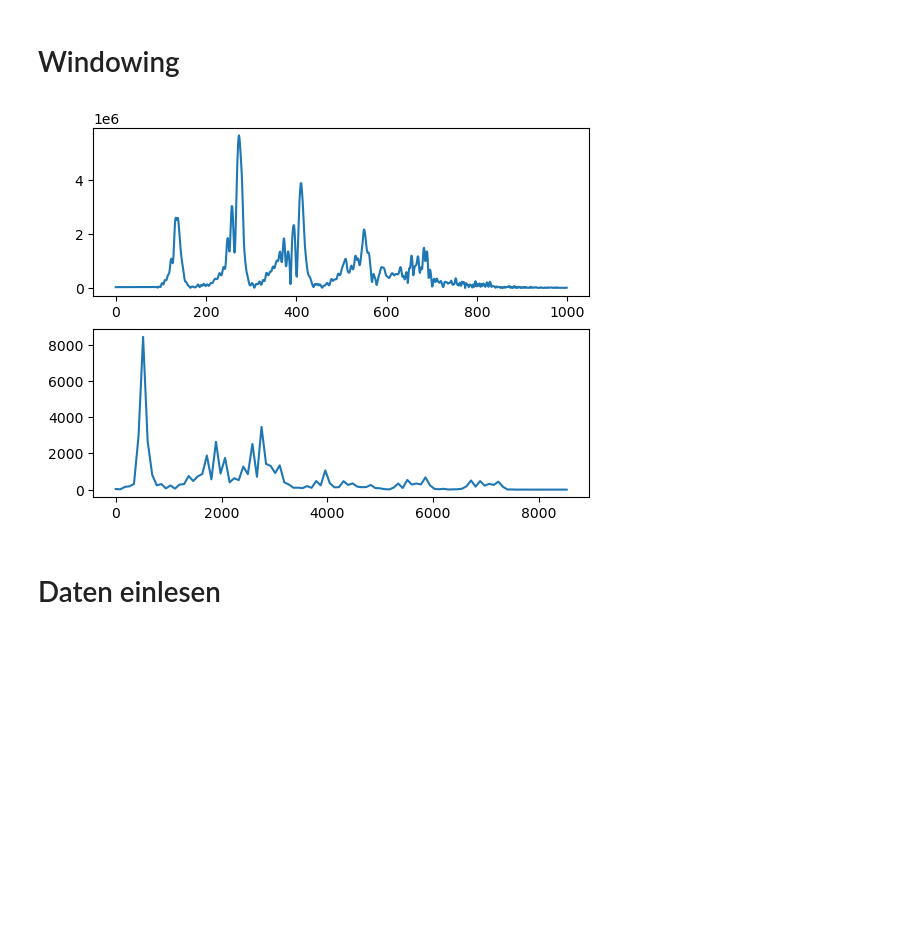
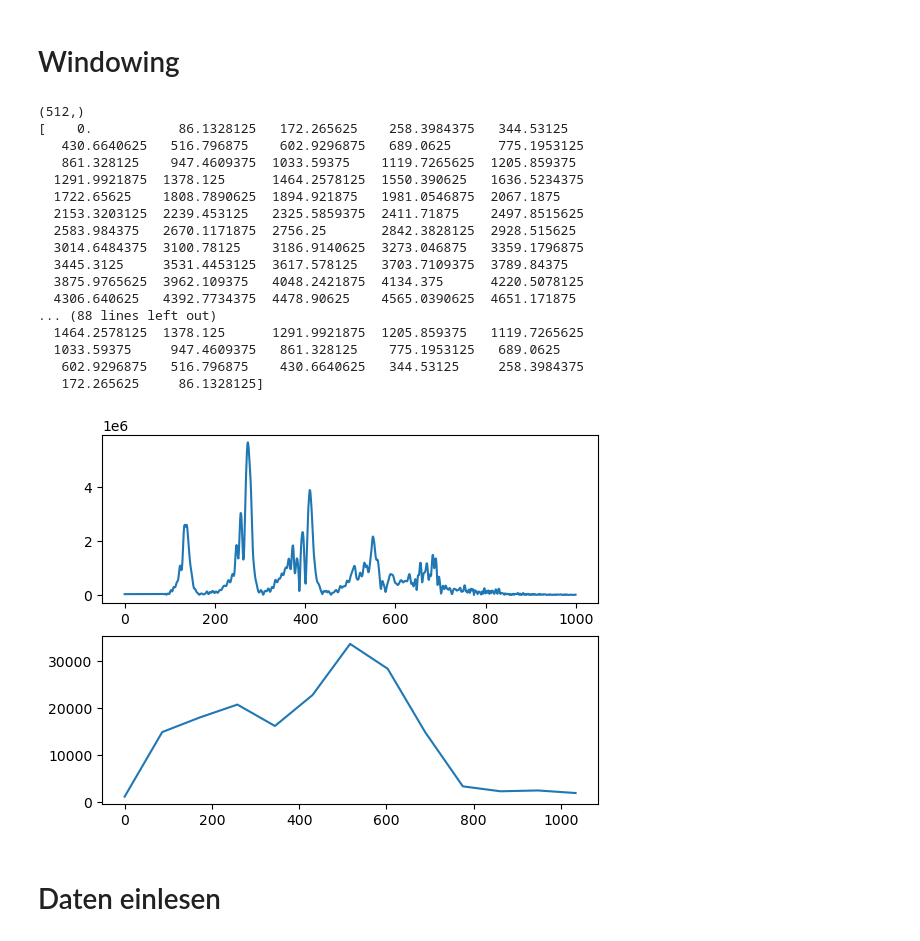
Before and after one commit to hannesbrugger/Signale-und-Systeme, a Jupyter notebook: Versuch4/versuch4.ipynb, the cells around one changed output. Saved outputs shown, nothing was run; the diff lists cells and outputs as text; code cells hidden in the pictures; blank space fills up the shorter version.

```diff
--- a/Versuch4/versuch4.ipynb
+++ b/Versuch4/versuch4.ipynb
@@ -101,40 +101,59 @@ def windowing(win_data, gaus=True):
         if len(localData) != 512:
             continue
         if gaus:
-            local_fft = np.fft.fft(localData*window)
+            local_fft = np.abs(np.fft.fft(localData*window))
         else:
             local_fft = np.fft.fft(localData)
         windows_fft.append(local_fft)
     mean_fft = np.array(windows_fft).mean(axis=0)
-    return np.abs(mean_fft)
+    return mean_fft
 # %%
 mg = windowing(data)
 og = windowing(data, False)[:60]
 
 # plt.subplot(2, 1, 1)
 # plt.plot(mg)
 # plt.legend(["mit Gaus"])
 # plt.subplot(2, 1, 2)
 # plt.plot(og)
 # plt.legend(["ohne Gaus"])
 # plt.show()
 # plt.plot(mg)
 # plt.plot(og)
 # plt.legend(["mit Gaus", "ohne Gaus"])
 # plt.show()
 
 
 window = windowing(data)
+print(window.shape)
 plt.subplot(2, 1, 1)
 plt.plot(freq[:1000], amplituden[:1000])
 plt.subplot(2, 1, 2)
 abtastintervall = (512/44100) / 512
-freq2 = np.abs(np.fft.fftfreq(512, d=abtastintervall))
-plt.plot(freq2[:100], window[:100])
+freq2 = np.abs(np.fft.fftfreq(512, d=1/SAMPLEFREQ))
+print(freq2)
+plt.plot(freq2[:13], window[:13])
 
 plt.show()
 # %% [output]
+(512,)
+[    0.           86.1328125   172.265625    258.3984375   344.53125
+   430.6640625   516.796875    602.9296875   689.0625      775.1953125
+   861.328125    947.4609375  1033.59375    1119.7265625  1205.859375
+  1291.9921875  1378.125      1464.2578125  1550.390625   1636.5234375
+  1722.65625    1808.7890625  1894.921875   1981.0546875  2067.1875
+  2153.3203125  2239.453125   2325.5859375  2411.71875    2497.8515625
+  2583.984375   2670.1171875  2756.25       2842.3828125  2928.515625
+  3014.6484375  3100.78125    3186.9140625  3273.046875   3359.1796875
+  3445.3125     3531.4453125  3617.578125   3703.7109375  3789.84375
+  3875.9765625  3962.109375   4048.2421875  4134.375      4220.5078125
+  4306.640625   4392.7734375  4478.90625    4565.0390625  4651.171875
+... (88 lines left out)
+  1464.2578125  1378.125      1291.9921875  1205.859375   1119.7265625
+  1033.59375     947.4609375   861.328125    775.1953125   689.0625
+   602.9296875   516.796875    430.6640625   344.53125     258.3984375
+   172.265625     86.1328125]
-[figure, old version]
+[figure, new version]
 # %% [markdown]
 # Daten einlesen
 # %%
```
Also changed, not shown: 1 other file.
